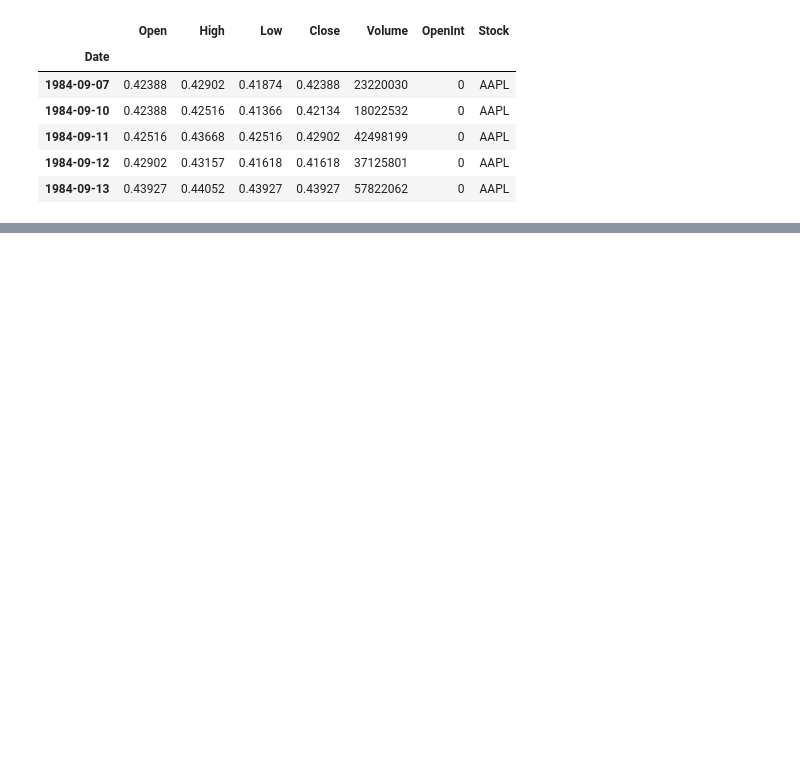
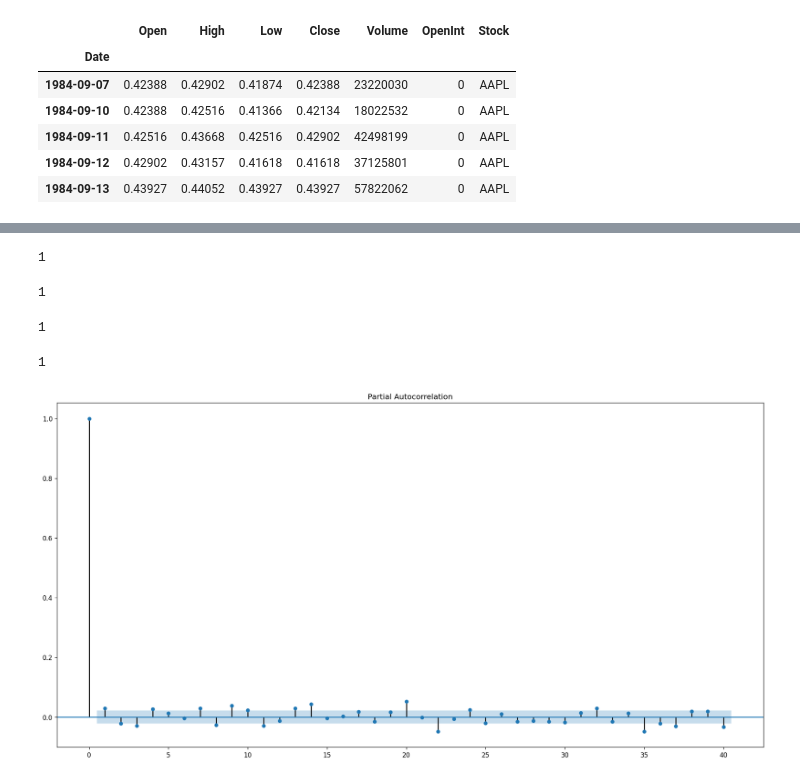
Before and after one commit to DaiVo20/Stock-Price-Prediction, a Jupyter notebook: ARIMA.ipynb, the cells around one changed output, grey strips where cells are left out. Drawn from its saved outputs; the diff is of its cells as text; code cells hidden in the pictures; blank space fills up the shorter version.

```diff
--- a/ARIMA.ipynb
+++ b/ARIMA.ipynb
@@ -55,0 +68,25 @@ ndiffs(stock['FB'],test='adf')
+# %%
+get_d_term(stock['AAPL'])
+# %% [output]
+1
+# %%
+get_d_term(stock['FB'])
+# %% [output]
+1
+# %%
+get_d_term(stock['MSFT'])
+# %% [output]
+1
+# %%
+get_d_term(stock['TSLA'])
+# %% [output]
+1
+# %%
+import pandas as pd
+from statsmodels.graphics.tsaplots import plot_acf, plot_pacf
+import matplotlib.pyplot as plt
+plt.rcParams.update({'figure.figsize':(20,10), 'figure.dpi':120})
+# %%
+plot_pacf(stock['AAPL'].diff().dropna());
+# %% [output]
+[figure, added]
```
Also changed, not shown: parts of 33 cells of this notebook.
